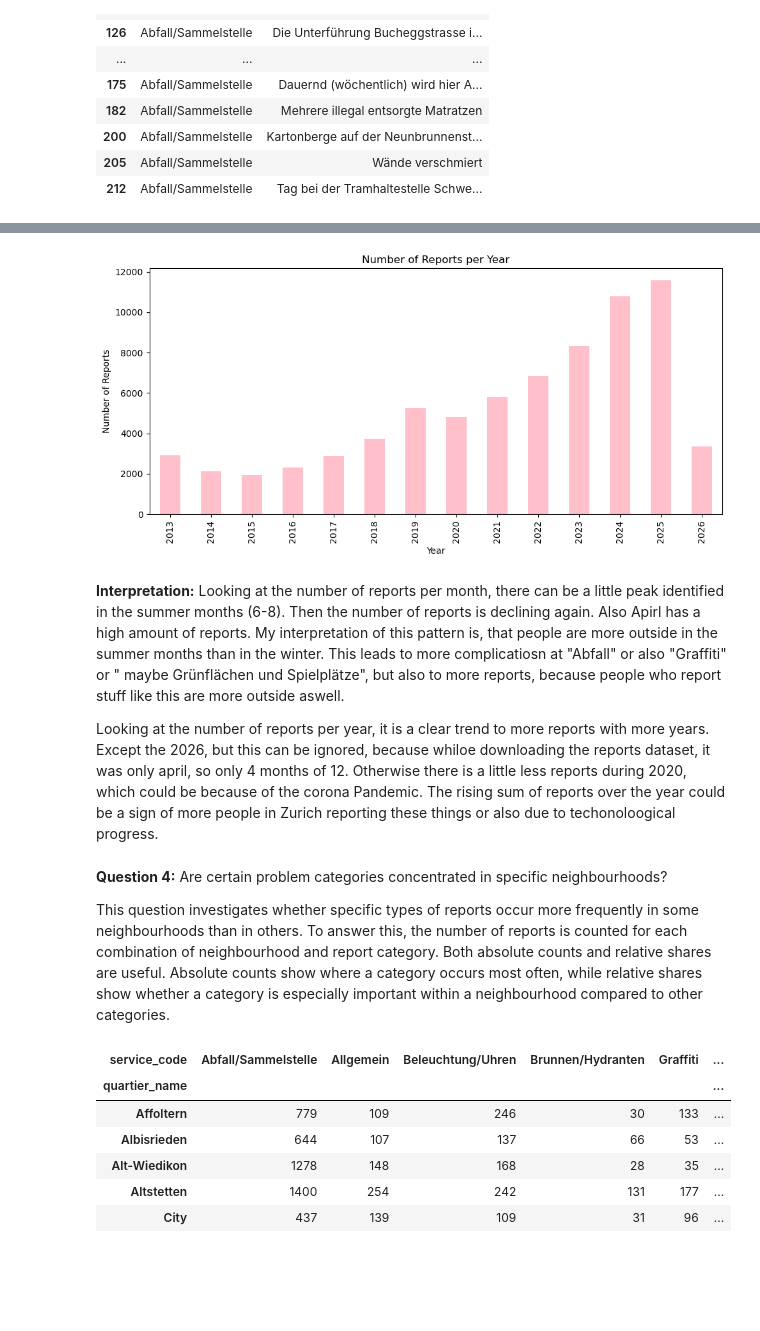
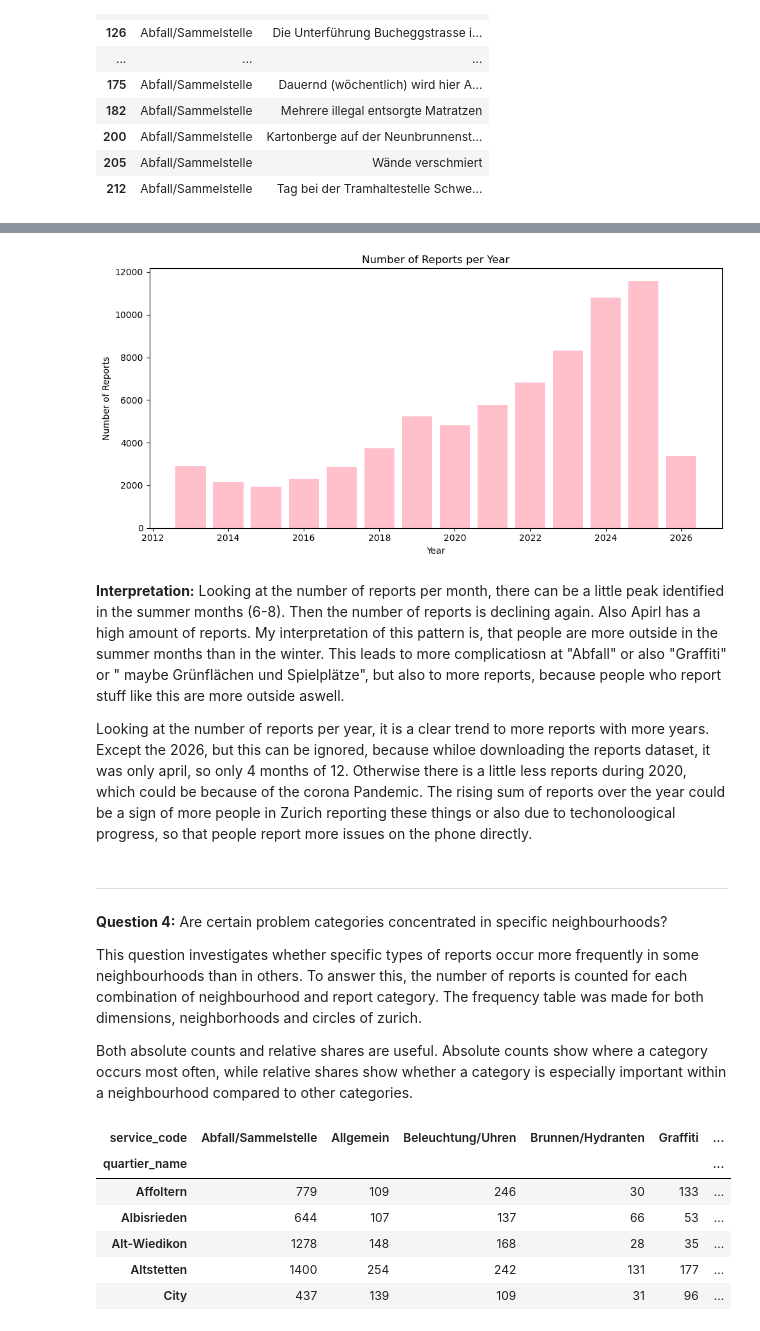
Before and after one commit to ripy250/project_ri, a Jupyter notebook: notebooks/analysis_and_visulaization.ipynb, the cells around one changed output, grey strips where cells are left out. Saved outputs shown, nothing was run; the diff lists cells and outputs as text; code cells hidden in the pictures; blank space fills up the shorter version.

```diff
--- a/notebooks/analysis_and_visulaization.ipynb
+++ b/notebooks/analysis_and_visulaization.ipynb
@@ -280,36 +376,42 @@ plt.tight_layout()
 # %%
 reports_per_year = (
     reports_with_quartiere
     # the dataset was grouped by the month_requested
     .groupby("year_requested")
     #this functions counts how many times the month_requested is in the reports
     .size()
 )
-ax = reports_per_year.plot(
-    x="year_requested",
-    y="number_of_reports",
-    kind="bar",
-    figsize=(10, 5),
-    color= "pink",
-    legend=False
+fig, ax = plt.subplots(figsize=(10, 5))
+
+ax.bar(
+    reports_per_year.index,
+    reports_per_year.values,
+    color="pink"
 )
 ax.set_title("Number of Reports per Year")
 ax.set_xlabel("Year")
 ax.set_ylabel("Number of Reports")
-
 # setting this function, so the axes and titles are celan in the layout
 plt.tight_layout()
+
+fig.savefig("../output/maps/number_reports_year.png",
+    dpi=300,
+    bbox_inches="tight"
+)
+plt.show()
 # %% [output]
-[figure, old version]
+[figure, new version]
 # %% [markdown]
 **Interpretation:**
 Looking at the number of reports per month, there can be a little peak identified in the summer months (6-8). Then the number of reports is declining again. Also Apirl has a high amount of reports. My interpretation of this pattern is, that people are more outside in the summer months than in the winter. This leads to more complicatiosn at "Abfall" or also "Graffiti" or " maybe Grünflächen und Spielplätze", but also to more reports, because people who report stuff like this are more outside aswell.
 
-Looking at the number of reports per year, it is a clear trend to more reports with more years. Except the 2026, but this can be ignored, because whiloe downloading the reports dataset, it was only april, so only 4 months of 12. Otherwise there is a little less reports during 2020, which could be because of the corona Pandemic. The rising sum of reports over the year could be a sign of more people in Zurich reporting these things or also due to techonoloogical progress.
+Looking at the number of reports per year, it is a clear trend to more reports with more years. Except the 2026, but this can be ignored, because whiloe downloading the reports dataset, it was only april, so only 4 months of 12. Otherwise there is a little less reports during 2020, which could be because of the corona Pandemic. The rising sum of reports over the year could be a sign of more people in Zurich reporting these things or also due to techonoloogical progress, so that people report more issues on the phone directly.
 # %% [markdown]
+---
 **Question 4:** Are certain problem categories concentrated in specific neighbourhoods?
 
-This question investigates whether specific types of reports occur more frequently in some neighbourhoods than in others. To answer this, the number of reports is counted for each combination of neighbourhood and report category.
+This question investigates whether specific types of reports occur more frequently in some neighbourhoods than in others. To answer this, the number of reports is counted for each combination of neighbourhood and report category. The frequency table was made for both dimensions, neighborhoods and circles of zurich.
+
 Both absolute counts and relative shares are useful. Absolute counts show where a category occurs most often, while relative shares show whether a category is especially important within a neighbourhood compared to other categories.
 # %%
 category_by_quartier = pd.crosstab(
```
Also changed, not shown: parts of 47 cells of this notebook, 19 other files.
